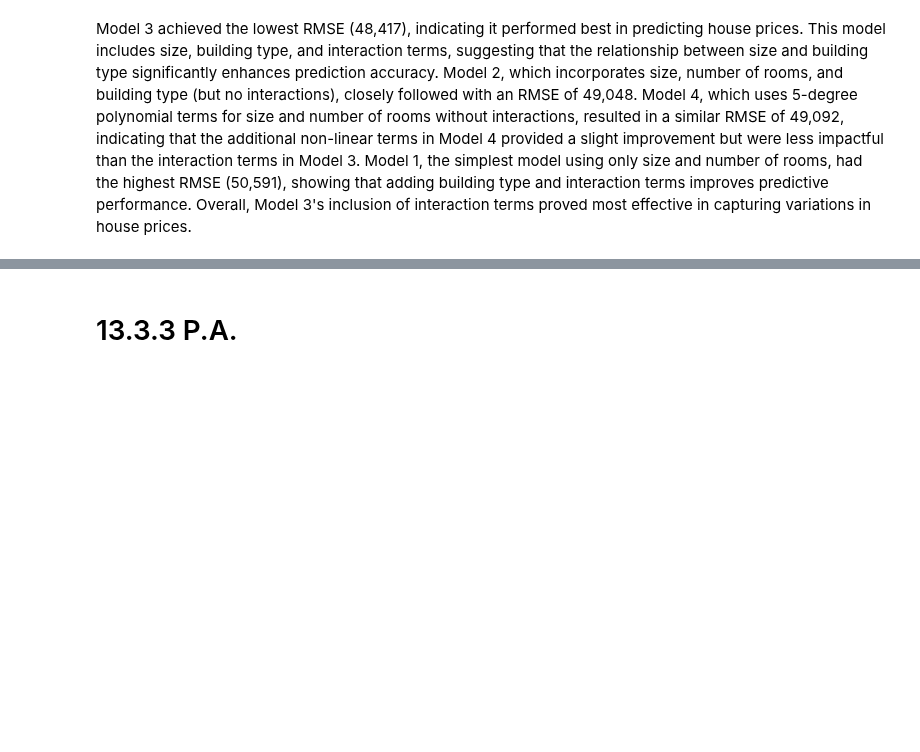
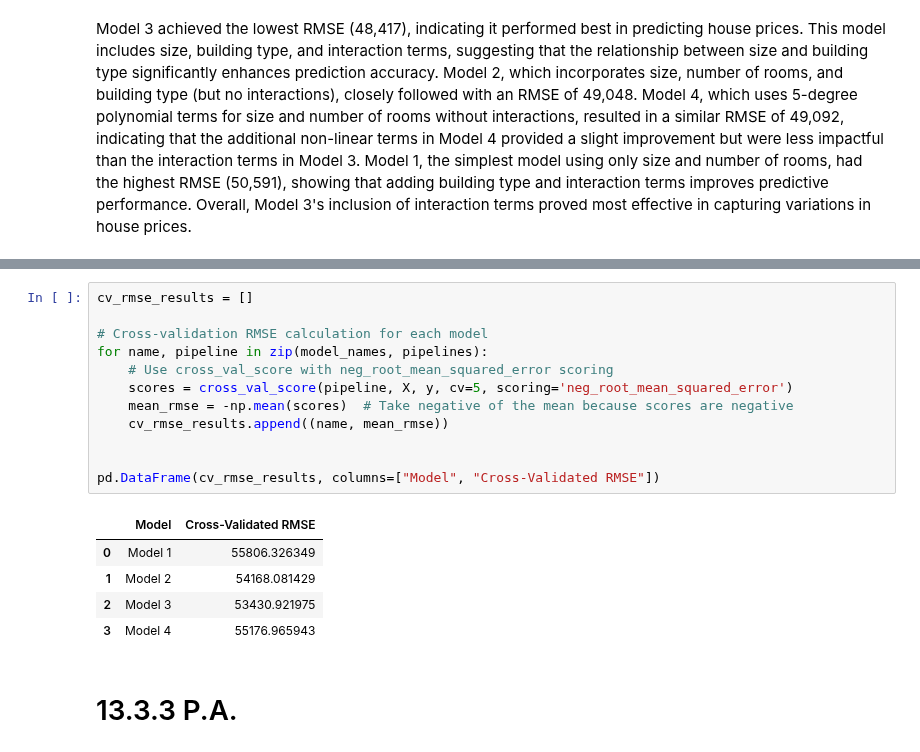
Before and after one commit to bellamccarty/GSB-544, a Jupyter notebook: Practice_Activities/Practice_Activity_7.1/Practice_Activity_7.1_Cross_Validation_and_Tuning.ipynb, the cells around one changed output, grey strips where cells are left out. Cells and saved outputs as stored; diff of their text form; blank space fills up the shorter version.

```diff
--- a/Practice_Activities/Practice_Activity_7.1/Practice_Activity_7.1_Cross_Validation_and_Tuning.ipynb
+++ b/Practice_Activities/Practice_Activity_7.1/Practice_Activity_7.1_Cross_Validation_and_Tuning.ipynb
@@ -242,3 +257,21 @@ Model 3 achieved the lowest RMSE (48,417), indicating it performed best in predi
+# %%
+cv_rmse_results = []
+
+# Cross-validation RMSE calculation for each model
+for name, pipeline in zip(model_names, pipelines):
+    # Use cross_val_score with neg_root_mean_squared_error scoring
+    scores = cross_val_score(pipeline, X, y, cv=5, scoring='neg_root_mean_squared_error')
+    mean_rmse = -np.mean(scores)  # Take negative of the mean because scores are negative
+    cv_rmse_results.append((name, mean_rmse))
+
+
+pd.DataFrame(cv_rmse_results, columns=["Model", "Cross-Validated RMSE"])
+# %% [output]
+|  | Model | Cross-Validated RMSE |
+| 0 | Model 1 | 55806.326349 |
+| 1 | Model 2 | 54168.081429 |
+| 2 | Model 3 | 53430.921975 |
+| 3 | Model 4 | 55176.965943 |
 # %% [markdown]
 # 13.3.3 P.A.
 # %% [markdown]
```
Also changed, not shown: parts of 3 cells of this notebook, 3 other files.
